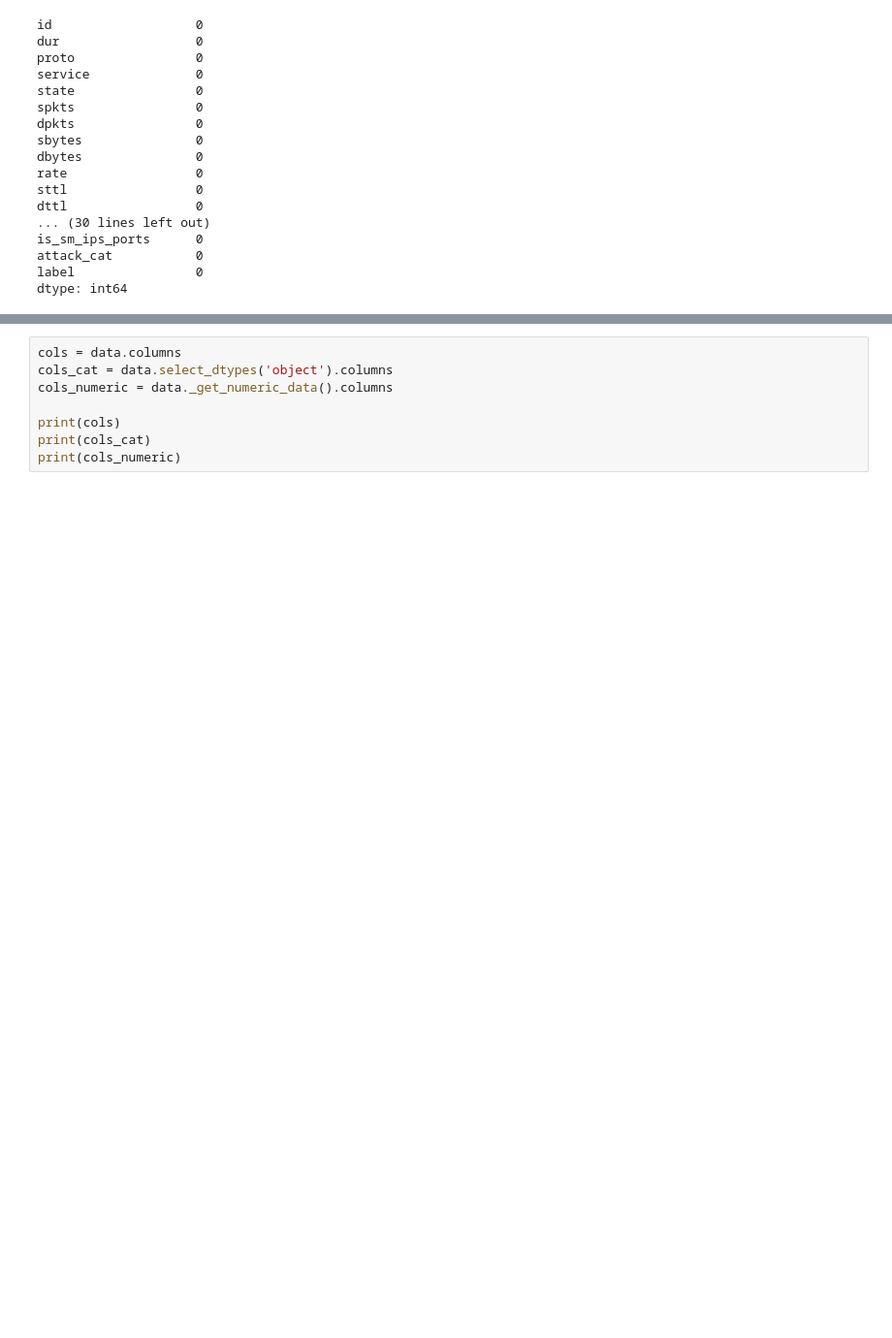
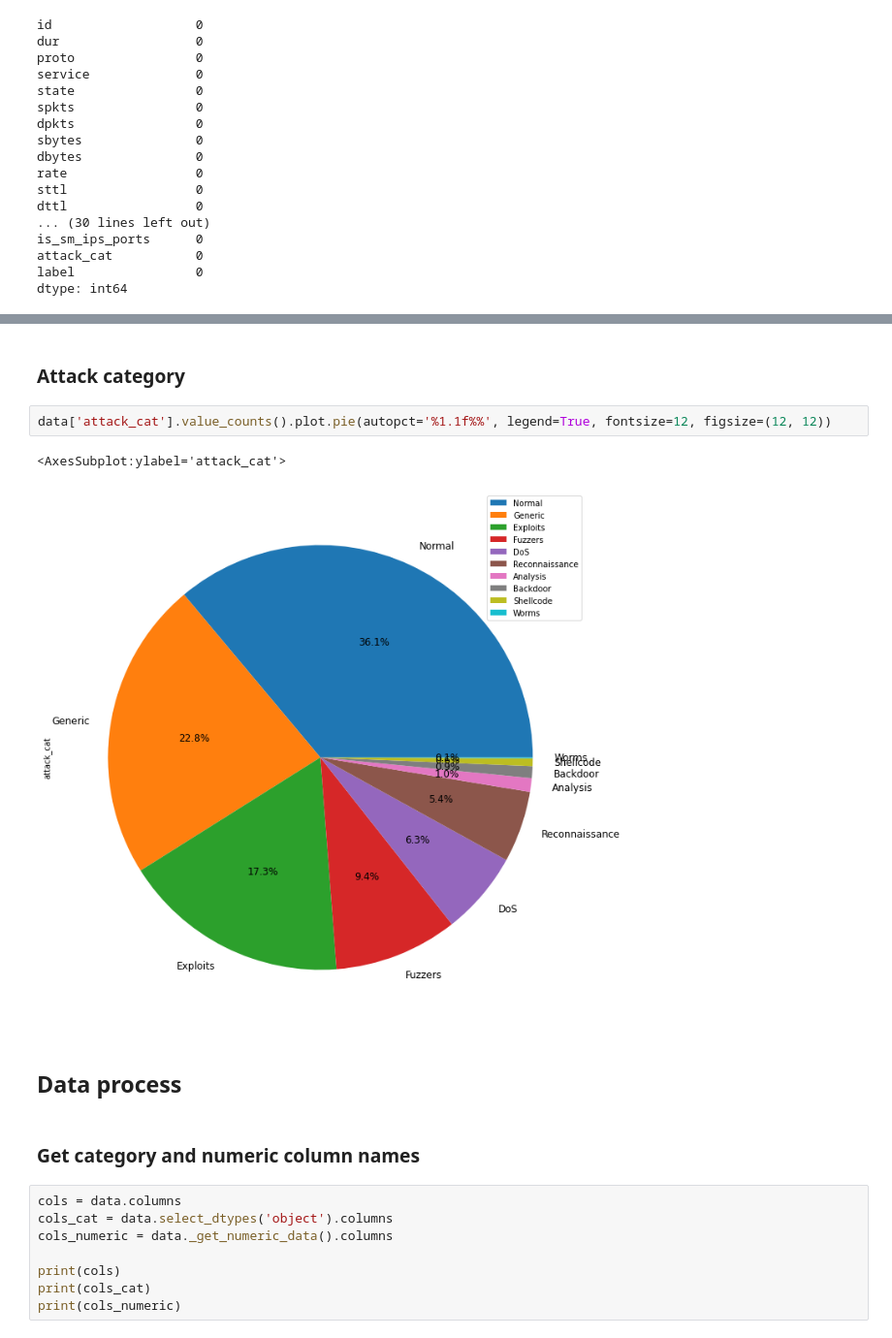
Before and after one commit to conflick0/bdm_project, a Jupyter notebook: notebooks/anomaly_detection/data_analysis.ipynb, the cells around one changed output, grey strips where cells are left out. Shown at 97% size. Saved outputs shown, nothing was run; the diff lists cells and outputs as text; blank space fills up the shorter version.

```diff
--- a/notebooks/anomaly_detection/data_analysis.ipynb
+++ b/notebooks/anomaly_detection/data_analysis.ipynb
@@ -51,3 +87,14 @@ def remove_dump_values(data, cols):
+# %% [markdown]
+### Attack category
+# %%
+data['attack_cat'].value_counts().plot.pie(autopct='%1.1f%%', legend=True, fontsize=12, figsize=(12, 12))
+# %% [output]
+<AxesSubplot:ylabel='attack_cat'>
+[figure, added]
+# %% [markdown]
+## Data process
+# %% [markdown]
+### Get category and numeric column names
 # %%
 cols = data.columns
 cols_cat = data.select_dtypes('object').columns
```
Also changed, not shown: parts of 17 cells of this notebook.
